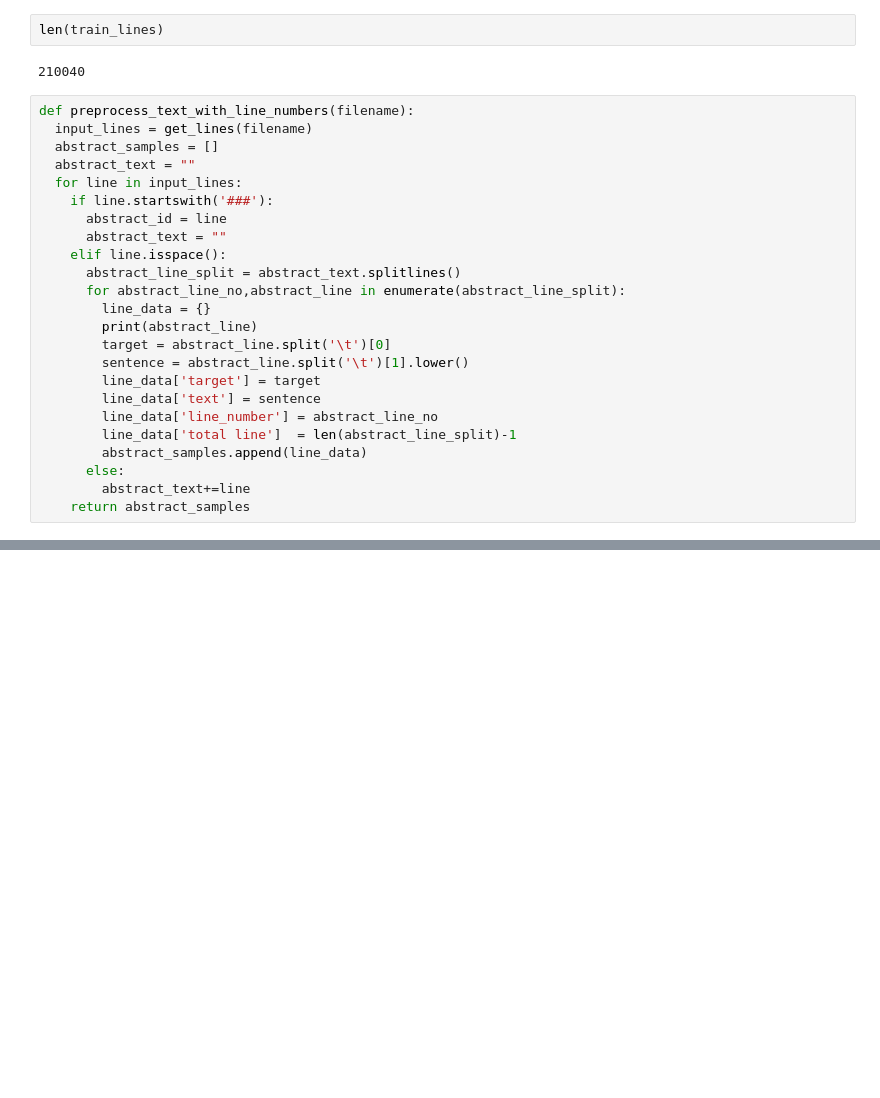
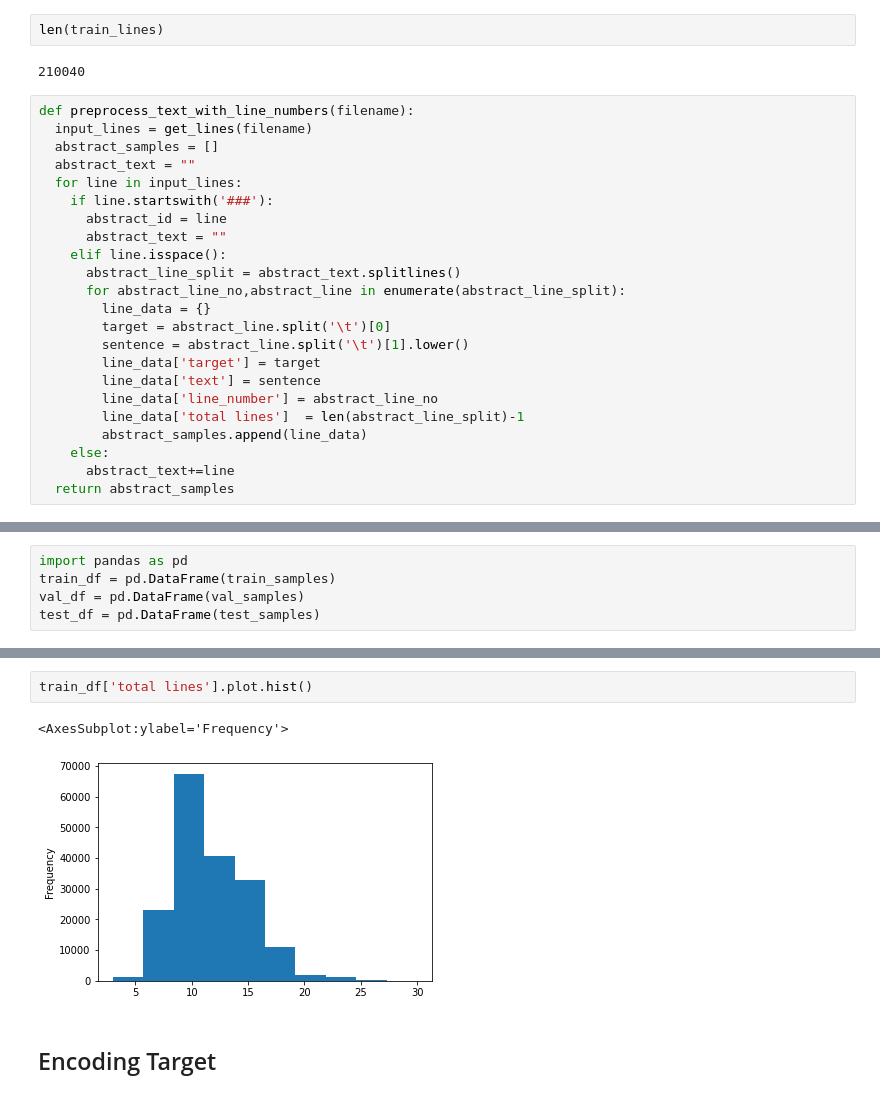
Before and after one commit to ShyamSundhar1411/My-ML-Notebooks, a Jupyter notebook: Milestone Projects/Milestone_Project_2_SkimLit.ipynb, the cells around one changed output, grey strips where cells are left out. Drawn from its saved outputs; the diff is of its cells as text; blank space fills up the shorter version.

```diff
--- a/Milestone Projects/Milestone_Project_2_SkimLit.ipynb
+++ b/Milestone Projects/Milestone_Project_2_SkimLit.ipynb
@@ -69,16 +94,15 @@ def preprocess_text_with_line_numbers(filename):
       abstract_line_split = abstract_text.splitlines()
       for abstract_line_no,abstract_line in enumerate(abstract_line_split):
         line_data = {}
-        print(abstract_line)
         target = abstract_line.split('\t')[0]
         sentence = abstract_line.split('\t')[1].lower()
         line_data['target'] = target
         line_data['text'] = sentence
         line_data['line_number'] = abstract_line_no
-        line_data['total line']  = len(abstract_line_split)-1
+        line_data['total lines']  = len(abstract_line_split)-1
         abstract_samples.append(line_data)
-      else:
-        abstract_text+=line
-    return abstract_samples
+    else:
+      abstract_text+=line
+  return abstract_samples
 # %%
 train_samples = preprocess_text_with_line_numbers(data_dir+'train.txt')
@@ -90,0 +131,5 @@ train_samples
+# %%
+import pandas as pd
+train_df = pd.DataFrame(train_samples)
+val_df = pd.DataFrame(val_samples)
+test_df = pd.DataFrame(test_samples)
@@ -90,0 +150,7 @@ train_samples
+# %%
+train_df['total lines'].plot.hist()
+# %% [output]
+<AxesSubplot:ylabel='Frequency'>
+[figure, added]
+# %% [markdown]
+## Encoding Target
```
Also changed, not shown: parts of 16 cells of this notebook.
